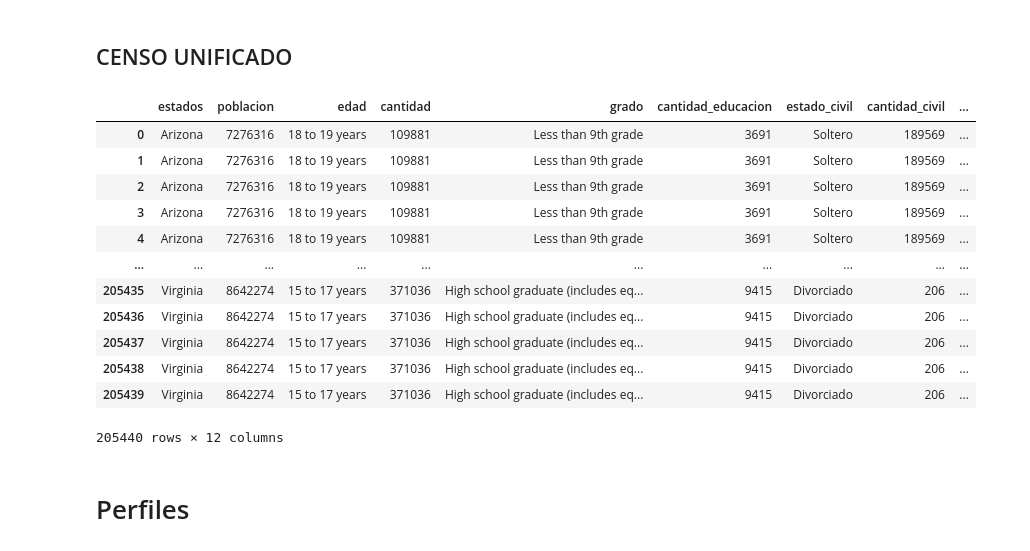
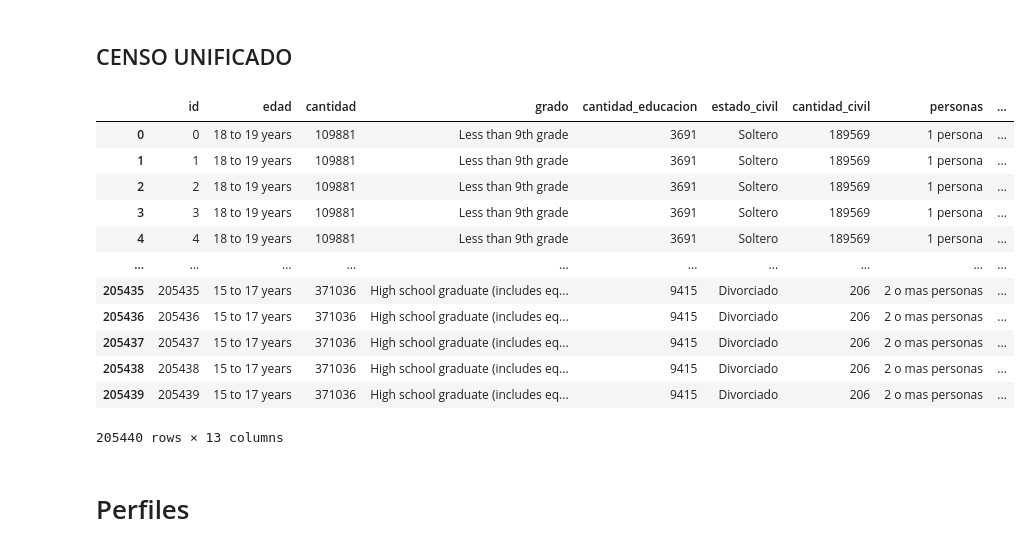
Before and after one commit to Lorena20U/proyect_bi, a Jupyter notebook: etl_nuevo_formato.ipynb, the cells around one changed output. Saved outputs shown, nothing was run; the diff lists cells and outputs as text; code cells hidden in the pictures.

```diff
--- a/etl_nuevo_formato.ipynb
+++ b/etl_nuevo_formato.ipynb
@@ -521,30 +532,31 @@ tabla_ingresos.head(3)
 # %%
 censo = pd.merge(estados, edades, how="left", left_on="index", right_on="estado", suffixes=("_Estados","_Edades"))
 censo = pd.merge(censo, tabla_nivel_educacion, how="inner", left_on="id", right_on="edad_id", suffixes=("","_Educacion"))
 censo = pd.merge(censo, tabla_estado_civil, how="inner", left_on="id", right_on="edad_id", suffixes=("","_Civil"))
 censo = pd.merge(censo, tabla_tam_hogar, how="left", left_on="id", right_on="edad_id", suffixes=("","_Hogar"))
 censo = pd.merge(censo, tabla_ingresos, how="left", left_on="id", right_on="edad_id", suffixes=("","_Ingreso"))
-censo = censo[['estados', 'poblacion',
-               'edad', 'cantidad',
+censo = censo[['edad', 'cantidad',
                'grado', 'cantidad_educacion',
                'estado_civil', 'cantidad_civil',
                'personas', 'cantidad_hogares',
-               'ingresos', 'cantidad_ingresos']]
+               'ingresos', 'cantidad_ingresos',
+                'estados', 'poblacion',]].reset_index()
+censo = censo.rename(columns={"index":"id"})
 censo
 # %% [output]
-|  | estados | poblacion | edad | cantidad | grado | cantidad_educacion | estado_civil | cantidad_civil | ... |
-| 0 | Arizona | 7276316 | 18 to 19 years | 109881 | Less than 9th grade | 3691 | Soltero | 189569 | ... |
-| 1 | Arizona | 7276316 | 18 to 19 years | 109881 | Less than 9th grade | 3691 | Soltero | 189569 | ... |
-| 2 | Arizona | 7276316 | 18 to 19 years | 109881 | Less than 9th grade | 3691 | Soltero | 189569 | ... |
-| 3 | Arizona | 7276316 | 18 to 19 years | 109881 | Less than 9th grade | 3691 | Soltero | 189569 | ... |
-| 4 | Arizona | 7276316 | 18 to 19 years | 109881 | Less than 9th grade | 3691 | Soltero | 189569 | ... |
+|  | id | edad | cantidad | grado | cantidad_educacion | estado_civil | cantidad_civil | personas | ... |
+| 0 | 0 | 18 to 19 years | 109881 | Less than 9th grade | 3691 | Soltero | 189569 | 1 persona | ... |
+| 1 | 1 | 18 to 19 years | 109881 | Less than 9th grade | 3691 | Soltero | 189569 | 1 persona | ... |
+| 2 | 2 | 18 to 19 years | 109881 | Less than 9th grade | 3691 | Soltero | 189569 | 1 persona | ... |
+| 3 | 3 | 18 to 19 years | 109881 | Less than 9th grade | 3691 | Soltero | 189569 | 1 persona | ... |
+| 4 | 4 | 18 to 19 years | 109881 | Less than 9th grade | 3691 | Soltero | 189569 | 1 persona | ... |
 | ... | ... | ... | ... | ... | ... | ... | ... | ... | ... |
-| 205435 | Virginia | 8642274 | 15 to 17 years | 371036 | High school graduate (includes eq... | 9415 | Divorciado | 206 | ... |
-| 205436 | Virginia | 8642274 | 15 to 17 years | 371036 | High school graduate (includes eq... | 9415 | Divorciado | 206 | ... |
-| 205437 | Virginia | 8642274 | 15 to 17 years | 371036 | High school graduate (includes eq... | 9415 | Divorciado | 206 | ... |
-| 205438 | Virginia | 8642274 | 15 to 17 years | 371036 | High school graduate (includes eq... | 9415 | Divorciado | 206 | ... |
-| 205439 | Virginia | 8642274 | 15 to 17 years | 371036 | High school graduate (includes eq... | 9415 | Divorciado | 206 | ... |
+| 205435 | 205435 | 15 to 17 years | 371036 | High school graduate (includes eq... | 9415 | Divorciado | 206 | 2 o mas personas | ... |
+| 205436 | 205436 | 15 to 17 years | 371036 | High school graduate (includes eq... | 9415 | Divorciado | 206 | 2 o mas personas | ... |
+| 205437 | 205437 | 15 to 17 years | 371036 | High school graduate (includes eq... | 9415 | Divorciado | 206 | 2 o mas personas | ... |
+| 205438 | 205438 | 15 to 17 years | 371036 | High school graduate (includes eq... | 9415 | Divorciado | 206 | 2 o mas personas | ... |
+| 205439 | 205439 | 15 to 17 years | 371036 | High school graduate (includes eq... | 9415 | Divorciado | 206 | 2 o mas personas | ... |
-205440 rows × 12 columns
+205440 rows × 13 columns
 # %% [markdown]
 # Perfiles
 # %%
```
Also changed, not shown: parts of 72 cells of this notebook.
